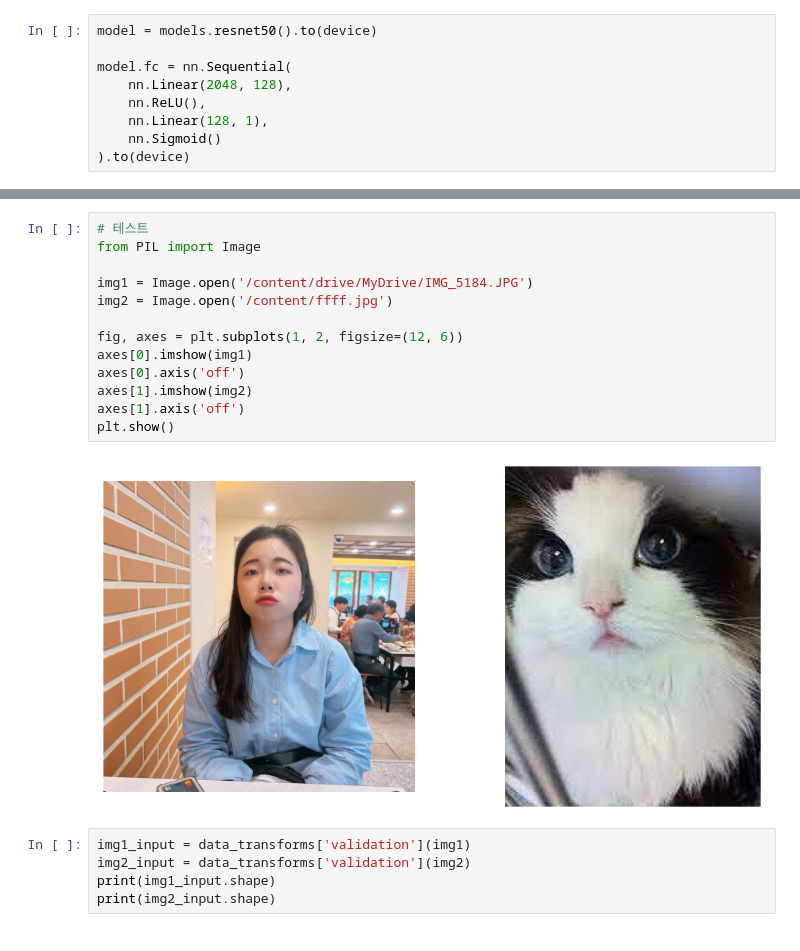
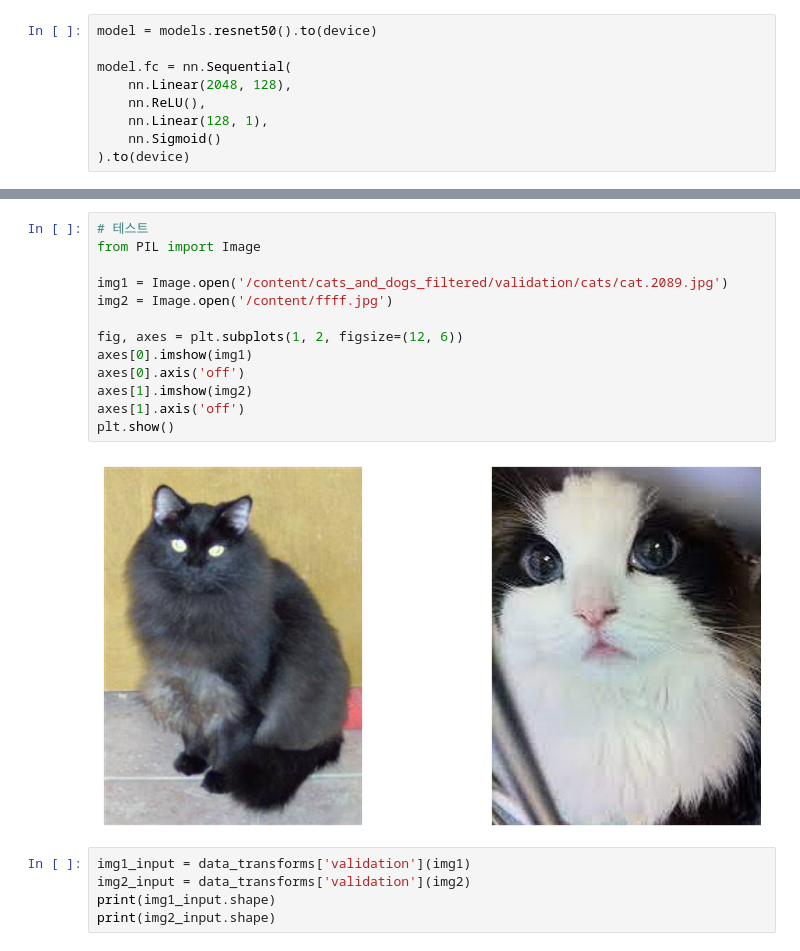
Before and after one commit to Eadgnus/CatAndDog, a Jupyter notebook: 강아지_고양이_구분.ipynb, the cells around one changed output, grey strips where cells are left out. Drawn from its saved outputs; the diff is of its cells as text.

```diff
--- a/강아지_고양이_구분.ipynb
+++ b/강아지_고양이_구분.ipynb
@@ -306,18 +308,18 @@ ResNet(
 # %%
 # 테스트
 from PIL import Image
 
-img1 = Image.open('/content/drive/MyDrive/IMG_5184.JPG')
+img1 = Image.open('/content/cats_and_dogs_filtered/validation/cats/cat.2089.jpg')
 img2 = Image.open('/content/ffff.jpg')
 
 fig, axes = plt.subplots(1, 2, figsize=(12, 6))
 axes[0].imshow(img1)
 axes[0].axis('off')
 axes[1].imshow(img2)
 axes[1].axis('off')
 plt.show()
 # %% [output]
-[figure, old version]
+[figure, new version]
 # %%
 img1_input = data_transforms['validation'](img1)
 img2_input = data_transforms['validation'](img2)
```
Also changed, not shown: parts of 3 cells of this notebook.
